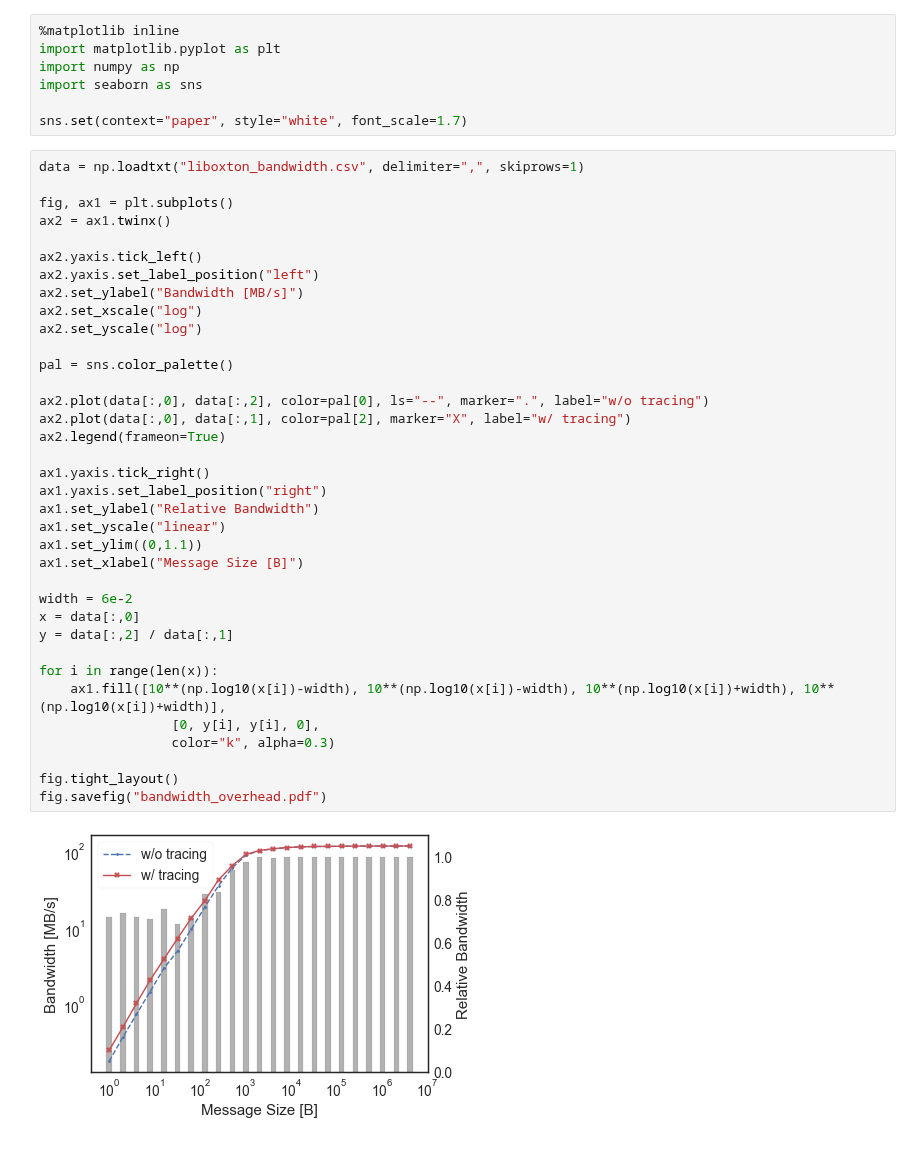
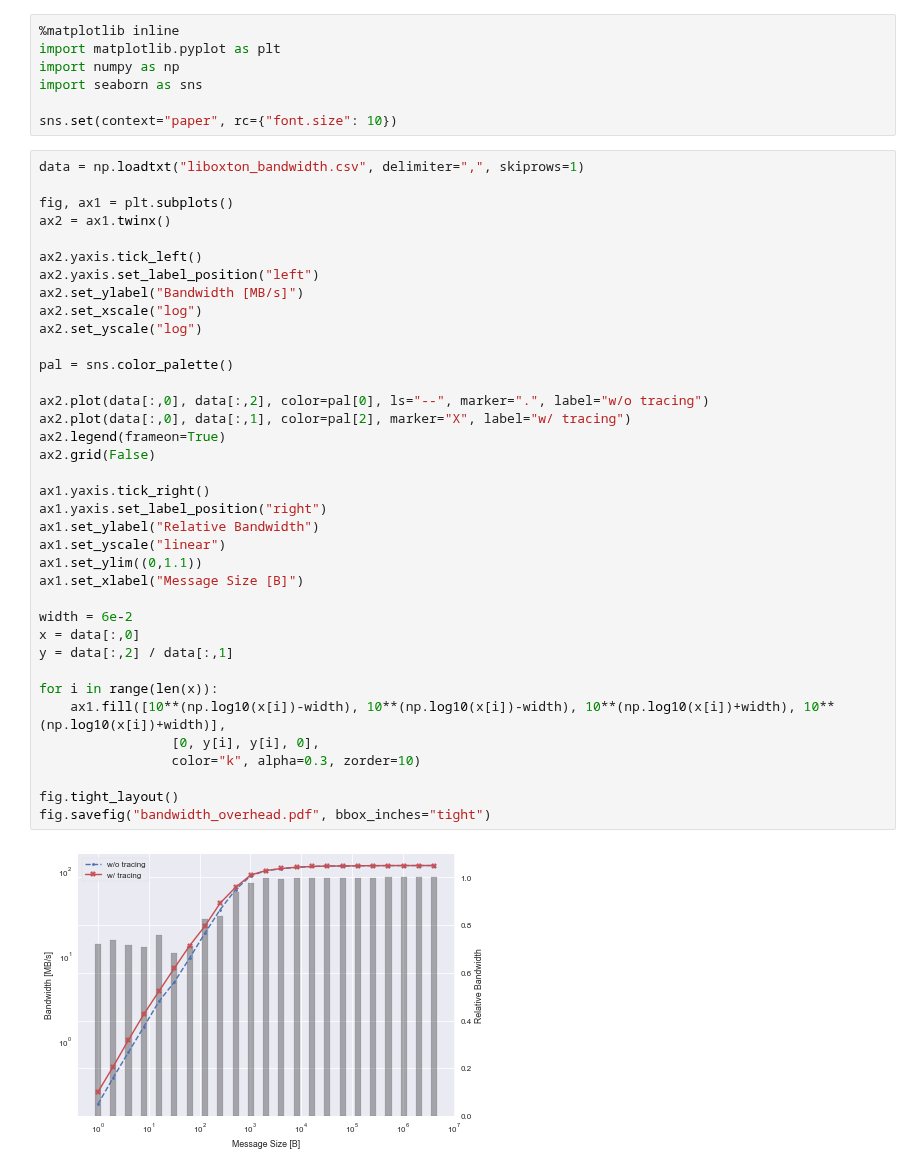
Before and after one commit to keichi/hpcmaspa17-pfanalyzer, a Jupyter notebook: data/plot_overhead.ipynb, the cells around one changed output. Drawn from its saved outputs; the diff is of its cells as text.

Commit message:
Tweak plot style

```diff
--- a/data/plot_overhead.ipynb
+++ b/data/plot_overhead.ipynb
@@ -4,7 +4,7 @@ import matplotlib.pyplot as plt
 import numpy as np
 import seaborn as sns
 
-sns.set(context="paper", style="white", font_scale=1.7)
+sns.set(context="paper", rc={"font.size": 10})
 # %%
 data = np.loadtxt("liboxton_bandwidth.csv", delimiter=",", skiprows=1)
 
@@ -13,36 +13,37 @@ ax2 = ax1.twinx()
 
 ax2.yaxis.tick_left()
 ax2.yaxis.set_label_position("left")
 ax2.set_ylabel("Bandwidth [MB/s]")
 ax2.set_xscale("log")
 ax2.set_yscale("log")
 
 pal = sns.color_palette()
 
 ax2.plot(data[:,0], data[:,2], color=pal[0], ls="--", marker=".", label="w/o tracing")
 ax2.plot(data[:,0], data[:,1], color=pal[2], marker="X", label="w/ tracing")
 ax2.legend(frameon=True)
+ax2.grid(False)
 
 ax1.yaxis.tick_right()
 ax1.yaxis.set_label_position("right")
 ax1.set_ylabel("Relative Bandwidth")
 ax1.set_yscale("linear")
 ax1.set_ylim((0,1.1))
 ax1.set_xlabel("Message Size [B]")
 
 width = 6e-2
 x = data[:,0]
 y = data[:,2] / data[:,1]
 
 for i in range(len(x)):
     ax1.fill([10**(np.log10(x[i])-width), 10**(np.log10(x[i])-width), 10**(np.log10(x[i])+width), 10**(np.log10(x[i])+width)],
                  [0, y[i], y[i], 0],
-                 color="k", alpha=0.3)
+                 color="k", alpha=0.3, zorder=10)
 
 fig.tight_layout()
-fig.savefig("bandwidth_overhead.pdf")
+fig.savefig("bandwidth_overhead.pdf", bbox_inches="tight")
 # %% [output]
-[figure, old version]
+[figure, new version]
 # %%
 data = np.loadtxt("liboxton_latency.csv", delimiter=",", skiprows=1)
 
```
Also changed, not shown: parts of 1 cell of this notebook, 2 other files.
